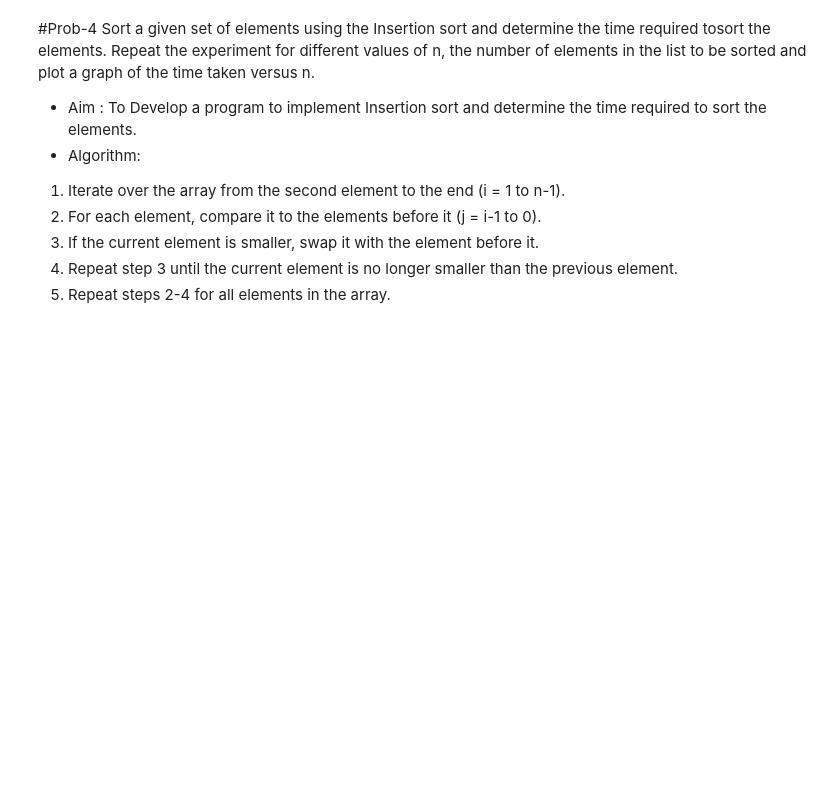
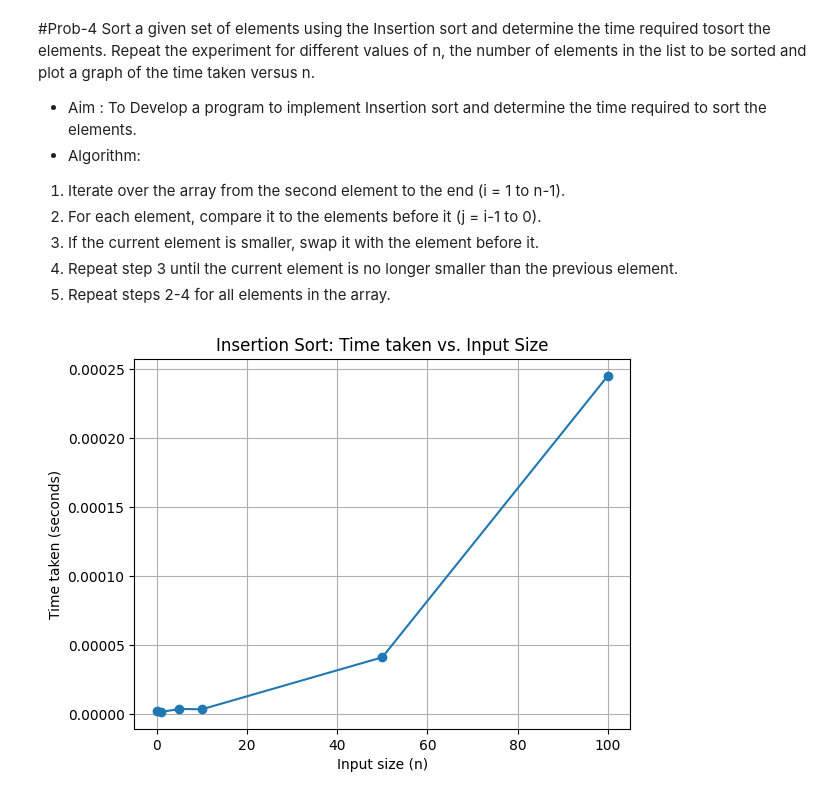
Before and after one commit to rrishabk/Algorithms, a Jupyter notebook: Lab_4.ipynb, the cells around one changed output. Saved outputs shown, nothing was run; the diff lists cells and outputs as text; code cells hidden in the pictures; blank space fills up the shorter version.

```diff
--- a/Lab_4.ipynb
+++ b/Lab_4.ipynb
@@ -133,16 +133,31 @@ Sort a given set of elements using the Insertion sort and determine the time req
 # %%
 #Prob_4: write code for insertion sort and plot a graph to visualize the relationship between time taken and input size
 import time
 import matplotlib.pyplot as plt
 import random
 def insertion_sort(arr):
     for i in range(1, len(arr)):
-      if arr[i]:
         key = arr[i]
-        j = i-1
-        while j >=i and arr[j] > key:
-            arr[j+1] = arr[j]
-            j -=i
-            arr[j+1] = key
+        j = i - 1
+
+        while j >= 0 and arr[j] > key:
+            arr[j + 1] = arr[j]
+            j -= 1
+        arr[j + 1] = key
     return arr
-    print(insertion_sort([1,2,0,10,9]))
+n_values = [0,1, 5, 10, 50, 100]
+times = []
+for n in n_values:
+    arr = [random.randint(0, n * 2) for _ in range(n)]
+    start = time.time()
+    insertion_sort(arr)
+    end = time.time()
+    times.append(end - start)
+plt.plot(n_values, times, marker='o')
+plt.xlabel("Input size (n)")
+plt.ylabel("Time taken (seconds)")
+plt.title("Insertion Sort: Time taken vs. Input Size")
+plt.grid(True)
+plt.show()
+# %% [output]
+[figure, added]
```
Also changed, not shown: parts of 3 cells of this notebook.
